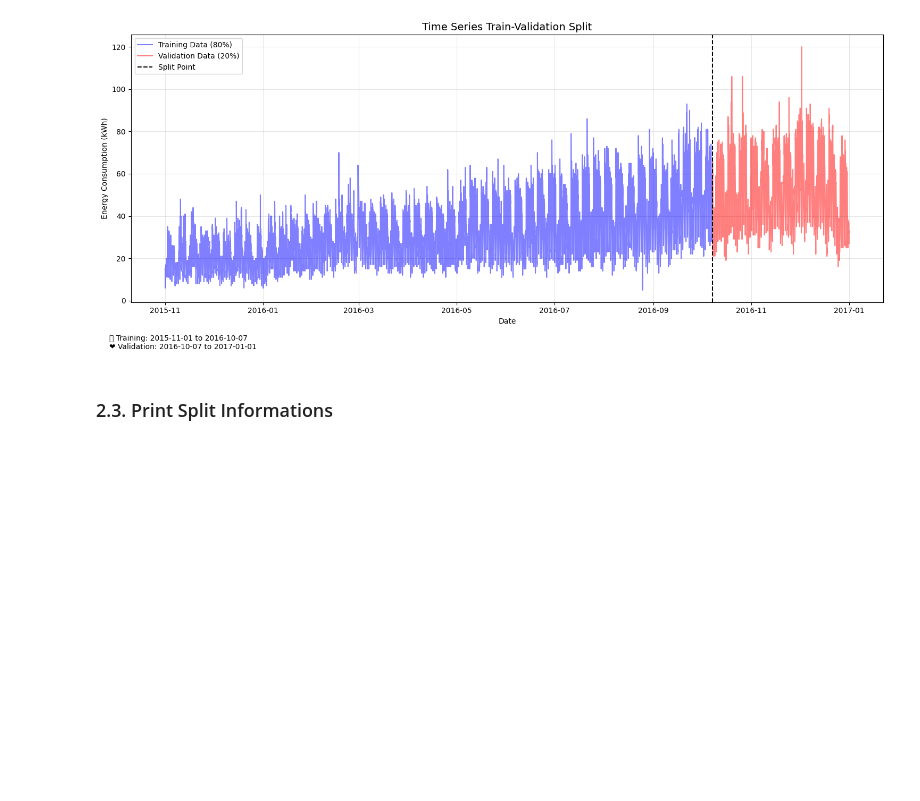
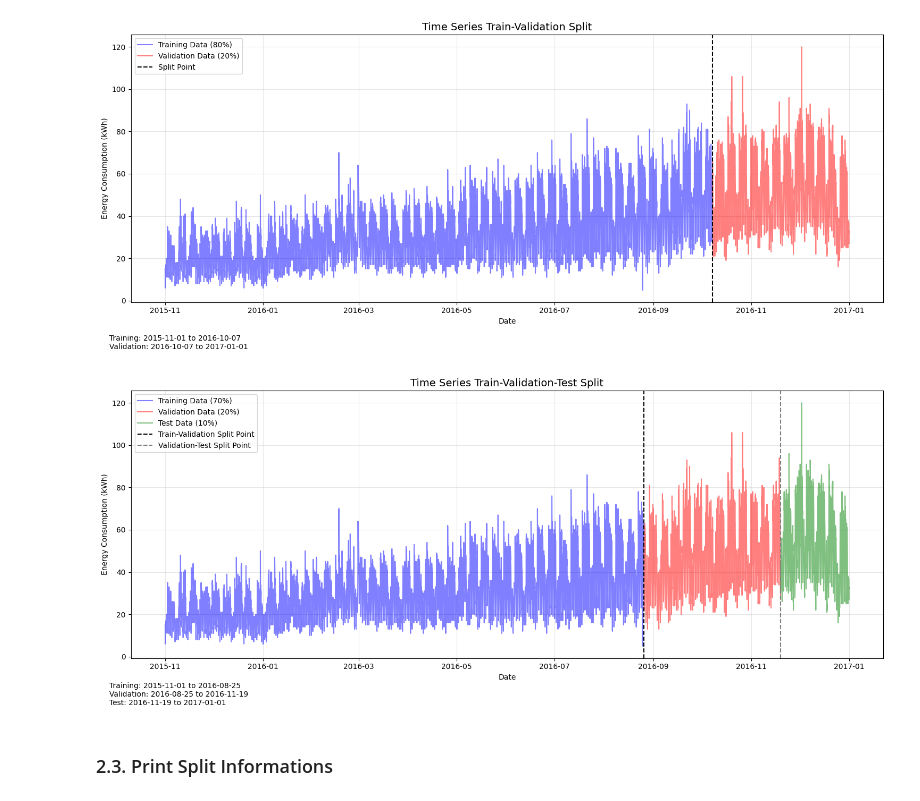
Before and after one commit to Adel2411/energy-consumption-prediction, a Jupyter notebook: data_splitting.ipynb, the cells around one changed output. Cells and saved outputs as stored; diff of their text form; code cells hidden in the pictures; blank space fills up the shorter version.

Commit message:
created train/val/test split in the timeseries_split2 file

```diff
--- a/data_splitting.ipynb
+++ b/data_splitting.ipynb
@@ -71,3 +71,11 @@ val_df = train_data[split_index:]
+# %%
+# Step 6: Split the data into train, validation, and test sets
+split_index_train = int(0.7 * len(train_data))
+split_index_val = int(0.9 * len(train_data))
+
+train2 = train_data[:split_index_train]
+val2 = train_data[split_index_train:split_index_val]
+test = train_data[split_index_val:]
 # %% [markdown]
 ### 2.2. Visualize Split data
 # %%
@@ -103,6 +111,45 @@ plt.tight_layout()
 plt.show()
 # %% [output]
 [figure]
+# %%
+plt.figure(figsize=(15, 6))
+
+# Plot training data
+plt.plot(train2['DateTime'], train2['EnergyConsumption(kWh)'],
+         color='blue', alpha=0.5, label='Training Data (70%)')
+
+# Plot validation data
+plt.plot(val2['DateTime'], val2['EnergyConsumption(kWh)'],
+         color='red', alpha=0.5, label='Validation Data (20%)')
+
+# Plot test data
+plt.plot(test['DateTime'], test['EnergyConsumption(kWh)'],
+         color='green', alpha=0.5, label='Test Data (10%)')
+
+# Add split lines
+split_date_train_val = train2['DateTime'].max()
+split_date_val_test = val2['DateTime'].max()
+plt.axvline(x=split_date_train_val, color='black', linestyle='--', label='Train-Validation Split Point')
+plt.axvline(x=split_date_val_test, color='grey', linestyle='--', label='Validation-Test Split Point')
+
+# Customize plot
+plt.title('Time Series Train-Validation-Test Split', fontsize=14)
+plt.xlabel('Date')
+plt.ylabel('Energy Consumption (kWh)')
+plt.legend()
+plt.grid(True, alpha=0.3)
+
+# Add explanation
+plt.figtext(0.02, -0.05,
+            f'Training: {train2["DateTime"].min().date()} to {train2["DateTime"].max().date()}\n' +
+            f'Validation: {val2["DateTime"].min().date()} to {val2["DateTime"].max().date()}\n' +
+            f'Test: {test["DateTime"].min().date()} to {test["DateTime"].max().date()}',
+            fontsize=10, ha='left')
+
+plt.tight_layout()
+plt.show()
+# %% [output]
+[figure, added]
 # %% [markdown]
 ### 2.3. Print Split Informations
 # %%
```
Also changed, not shown: parts of 7 cells of this notebook, 1 other file.
